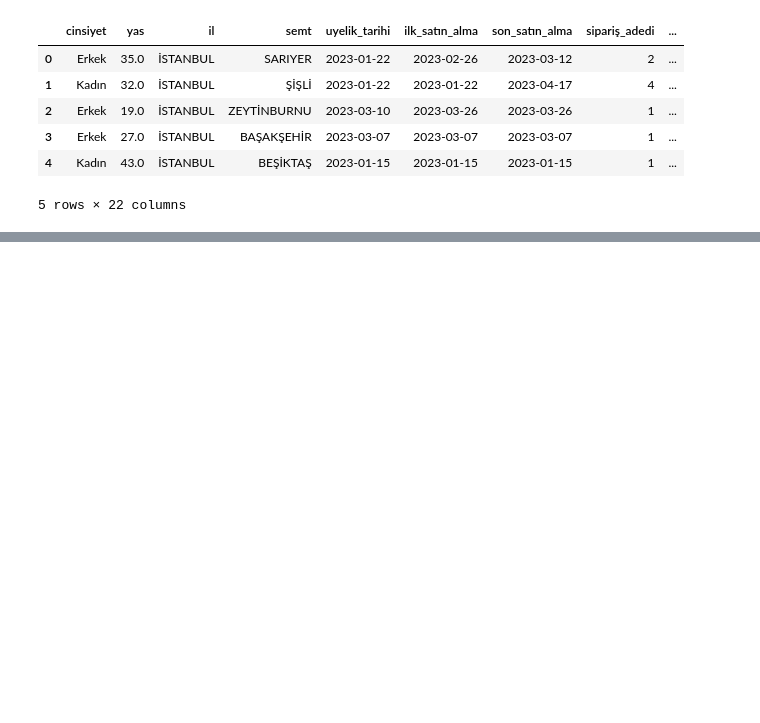
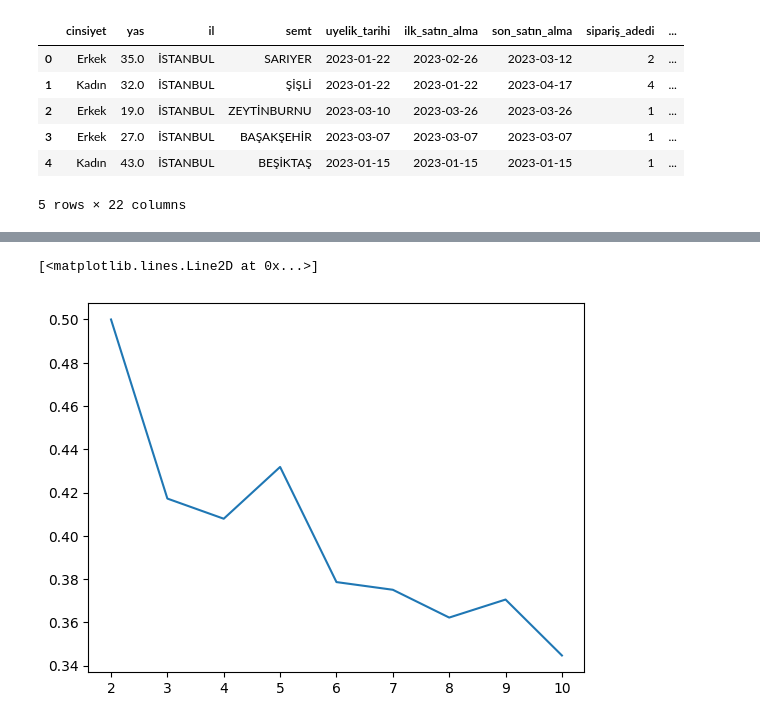
Before and after one commit to OFAslan/Python_Simple_Projects, a Jupyter notebook: YS_ADS_June14.ipynb, the cells around one changed output, grey strips where cells are left out. Drawn from its saved outputs; the diff is of its cells as text; code cells hidden in the pictures; blank space fills up the shorter version.

```diff
--- a/YS_ADS_June14.ipynb
+++ b/YS_ADS_June14.ipynb
@@ -291,3 +291,5 @@ data.head()
 | 3 | Erkek | 27.0 | İSTANBUL | BAŞAKŞEHİR | 2023-03-07 | 2023-03-07 | 2023-03-07 | 1 | ... |
 | 4 | Kadın | 43.0 | İSTANBUL | BEŞİKTAŞ | 2023-01-15 | 2023-01-15 | 2023-01-15 | 1 | ... |
 5 rows × 22 columns
+# %%
+x = data[["Frequency","AOV","Recency"]]
@@ -293,0 +305,5 @@ data.head()
+# %%
+from sklearn.preprocessing import MinMaxScaler
+scaler = MinMaxScaler()
+X_scaled = scaler.fit_transform(x)
+X_scaled
@@ -293,0 +336,19 @@ data.head()
+# %%
+range_n_clusters = [2, 3, 4, 5, 6, 7, 8, 9, 10]
+SS_list = []
+for n_clusters in range_n_clusters:
+
+    clusterer = KMeans(n_clusters=n_clusters, n_init="auto", random_state=10)
+    cluster_labels = clusterer.fit_predict(X_scaled)
+
+    # The silhouette_score gives the average value for all the samples.
+    # This gives a perspective into the density and separation of the formed
+    # clusters
+    silhouette_avg = silhouette_score(X_scaled, cluster_labels)
+    print(
+        "For n_clusters =",
+        n_clusters,
+        "The average silhouette_score is :",
+        silhouette_avg,
+    )
+    SS_list.append(silhouette_avg)
@@ -293,0 +365,5 @@ data.head()
+# %%
+plt.plot(range_n_clusters, SS_list) #5 te bir yükseliş oldu muhtemelen 5 cluster seçmek uygun olacaktır.
+# %% [output]
+[<matplotlib.lines.Line2D at 0x...>]
+[figure, added]
```
Also changed, not shown: parts of 11 cells of this notebook.
